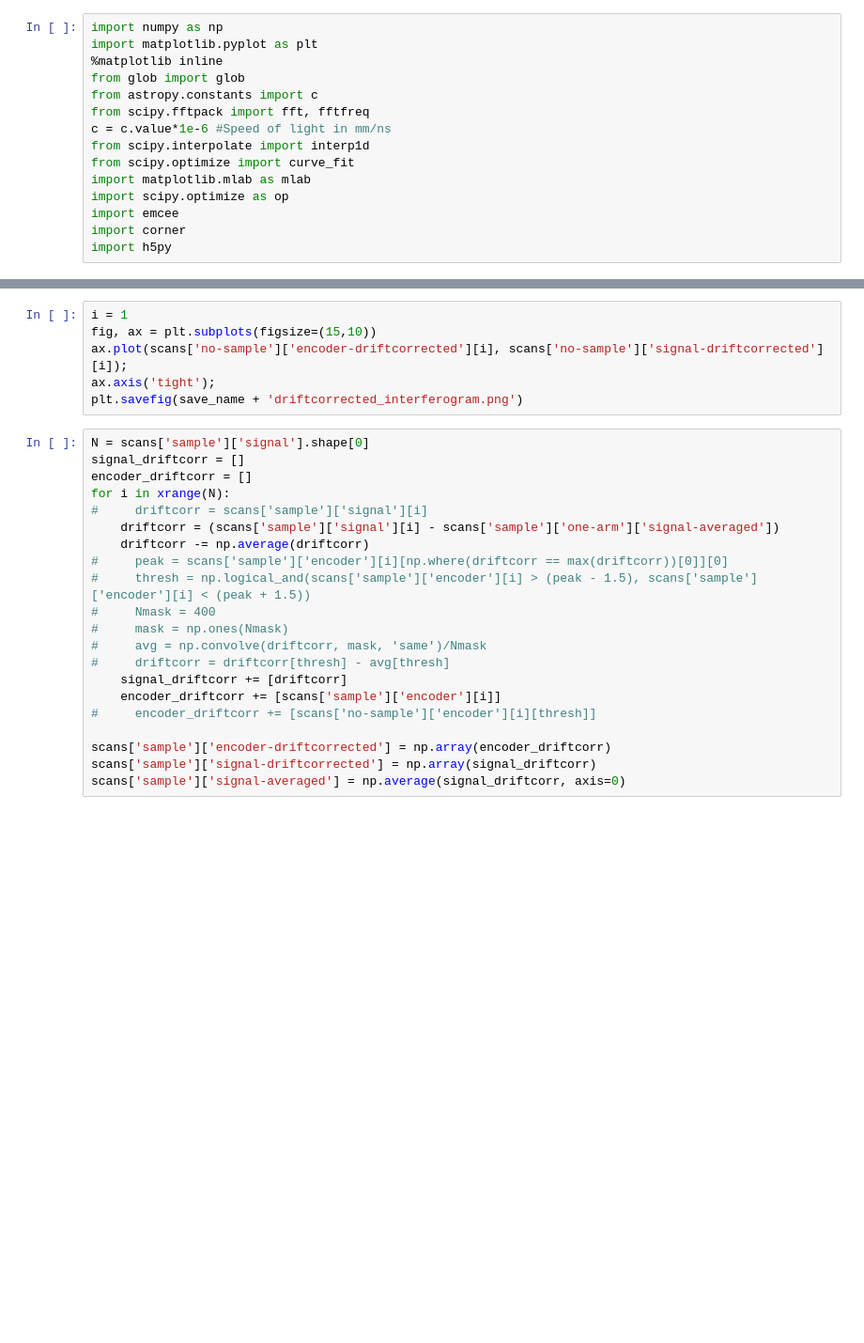
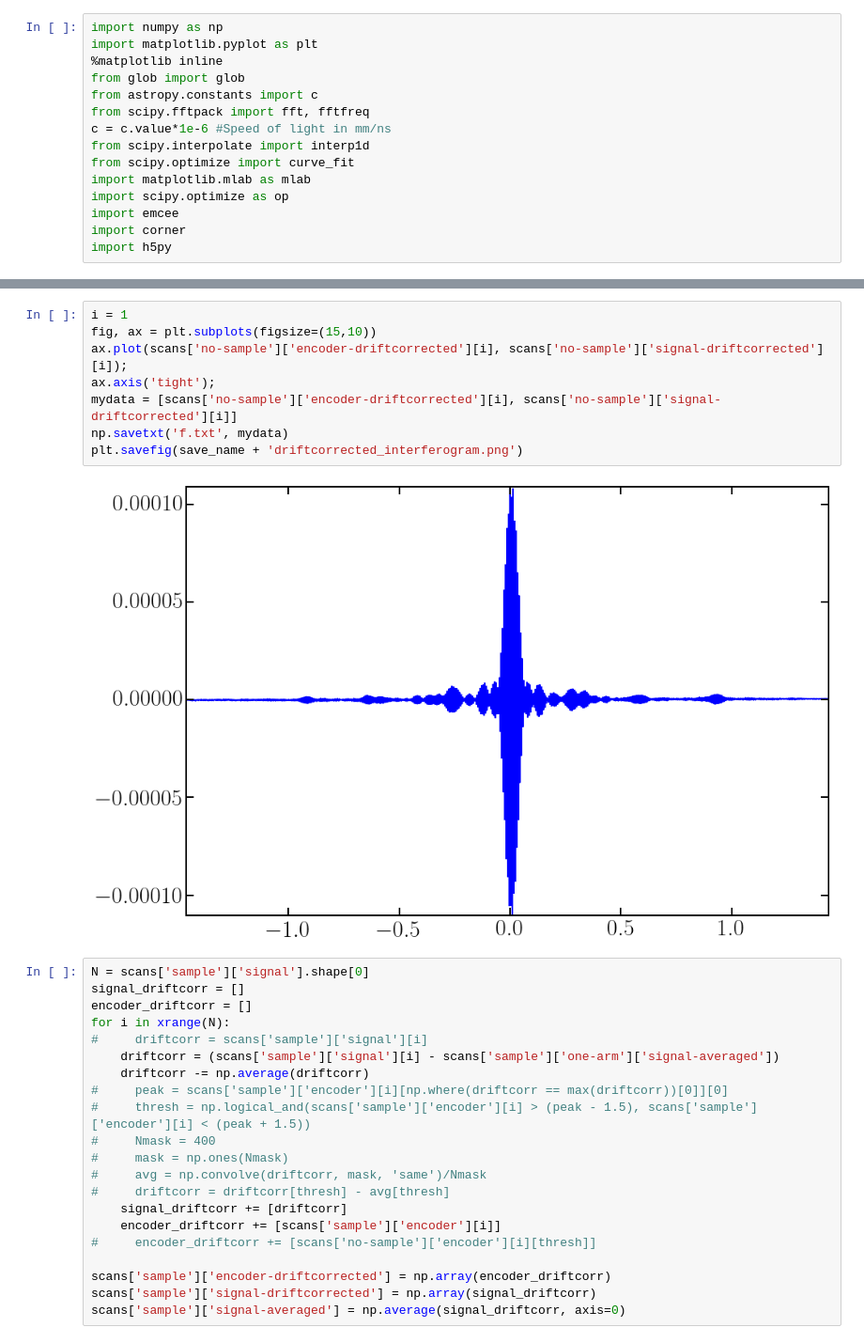
Before and after one commit to WanduiAlbert/MeshFilters, a Jupyter notebook: analysis/CombinedFTSPipelinePhaseCorrected.ipynb, the cells around one changed output, grey strips where cells are left out. Shown: that part at 94% size. Cells and saved outputs as stored; diff of their text form; blank space fills up the shorter version.

```diff
--- a/analysis/CombinedFTSPipelinePhaseCorrected.ipynb
+++ b/analysis/CombinedFTSPipelinePhaseCorrected.ipynb
@@ -93,9 +117,13 @@ scans['no-sample']['signal-averaged'] = np.average(signal_driftcorr, axis=0)
 # %%
 i = 1
 fig, ax = plt.subplots(figsize=(15,10))
 ax.plot(scans['no-sample']['encoder-driftcorrected'][i], scans['no-sample']['signal-driftcorrected'][i]);
 ax.axis('tight');
+mydata = [scans['no-sample']['encoder-driftcorrected'][i], scans['no-sample']['signal-driftcorrected'][i]]
+np.savetxt('f.txt', mydata)
 plt.savefig(save_name + 'driftcorrected_interferogram.png')
+# %% [output]
+[figure, added]
 # %%
 N = scans['sample']['signal'].shape[0]
 signal_driftcorr = []
```
Also changed, not shown: parts of 23 cells of this notebook, 12 other files.
